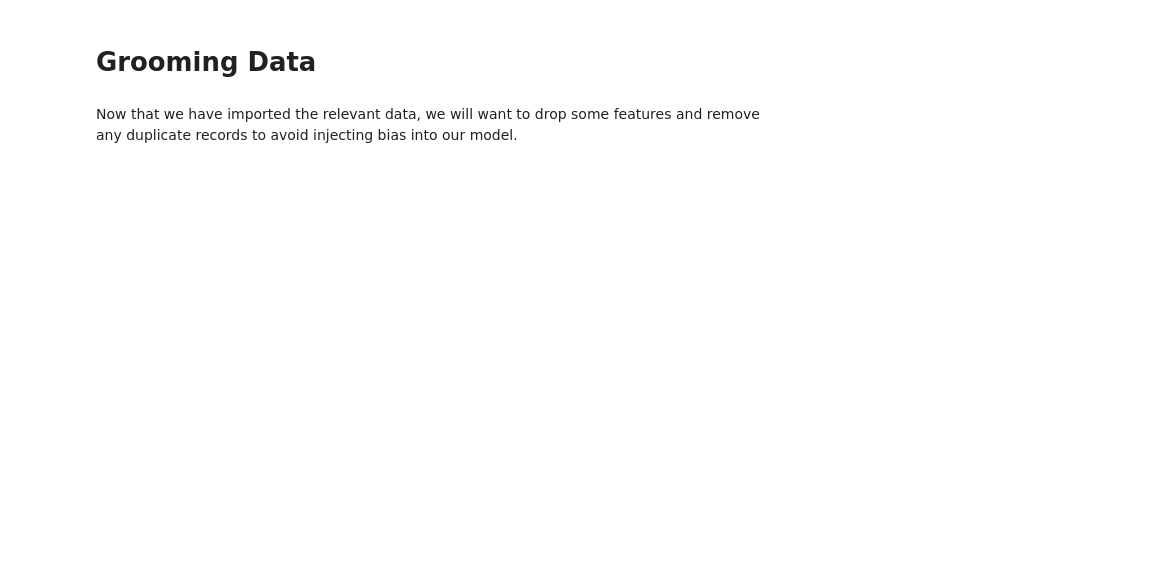
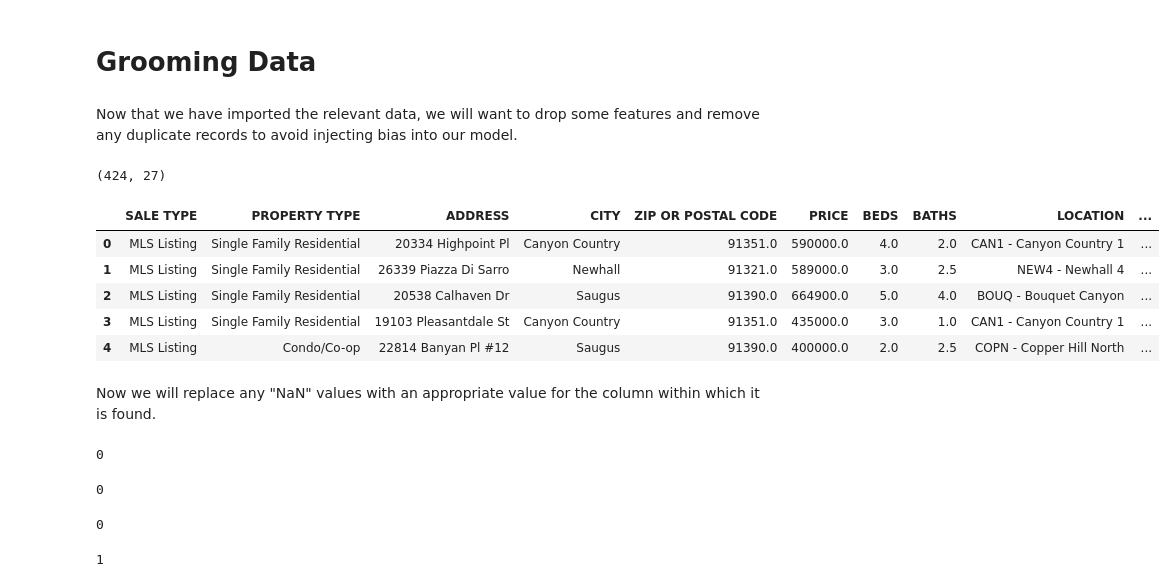
Before and after one commit to stonecoldnicole/flip-or-skip, a Jupyter notebook: Data_Exploration.ipynb, the cells around one changed output. Saved outputs shown, nothing was run; the diff lists cells and outputs as text; code cells hidden in the pictures; blank space fills up the shorter version.

```diff
--- a/Data_Exploration.ipynb
+++ b/Data_Exploration.ipynb
@@ -33,3 +37,39 @@ past_sales.head()
 # Grooming Data
 # %% [markdown]
 Now that we have imported the relevant data, we will want to drop some features and remove any duplicate records to avoid injecting bias into our model.
+# %%
+active_listings.drop_duplicates('MLS#')
+active_listings = active_listings[active_listings['SALE TYPE'] != 'New Construction Plan']
+active_listings = active_listings[active_listings['PROPERTY TYPE'] != 'Vacant Land']
+active_listings.shape
+# %% [output]
+(424, 27)
+# %%
+drop_list = ['SOLD DATE', 'STATE OR PROVINCE', 'STATUS', 'NEXT OPEN HOUSE START TIME', 'NEXT OPEN HOUSE END TIME', 'URL (SEE http://www.redfin.com/buy-a-home/comparative-market-analysis FOR INFO ON PRICING)', 'SOURCE', 'MLS#', 'FAVORITE', 'INTERESTED']
+active_listings = active_listings.drop(columns=drop_list)
+active_listings.head()
+# %% [output]
+|  | SALE TYPE | PROPERTY TYPE | ADDRESS | CITY | ZIP OR POSTAL CODE | PRICE | BEDS | BATHS | LOCATION | ... |
+| 0 | MLS Listing | Single Family Residential | 20334 Highpoint Pl | Canyon Country | 91351.0 | 590000.0 | 4.0 | 2.0 | CAN1 - Canyon Country 1 | ... |
+| 1 | MLS Listing | Single Family Residential | 26339 Piazza Di Sarro | Newhall | 91321.0 | 589000.0 | 3.0 | 2.5 | NEW4 - Newhall 4 | ... |
+| 2 | MLS Listing | Single Family Residential | 20538 Calhaven Dr | Saugus | 91390.0 | 664900.0 | 5.0 | 4.0 | BOUQ - Bouquet Canyon | ... |
+| 3 | MLS Listing | Single Family Residential | 19103 Pleasantdale St | Canyon Country | 91351.0 | 435000.0 | 3.0 | 1.0 | CAN1 - Canyon Country 1 | ... |
+| 4 | MLS Listing | Condo/Co-op | 22814 Banyan Pl #12 | Saugus | 91390.0 | 400000.0 | 2.0 | 2.5 | COPN - Copper Hill North | ... |
+# %% [markdown]
+Now we will replace any "NaN" values with an appropriate value for the column within which it is found.
+# %%
+sum(pd.isnull(active_listings['SALE TYPE']))
+# %% [output]
+0
+# %%
+sum(pd.isnull(active_listings['PROPERTY TYPE']))
+# %% [output]
+0
+# %%
+sum(pd.isnull(active_listings['ADDRESS']))
+# %% [output]
+0
+# %%
+sum(pd.isnull(active_listings['CITY']))
+# %% [output]
+1
```
Also changed, not shown: parts of 60 cells of this notebook, 3 other files.
